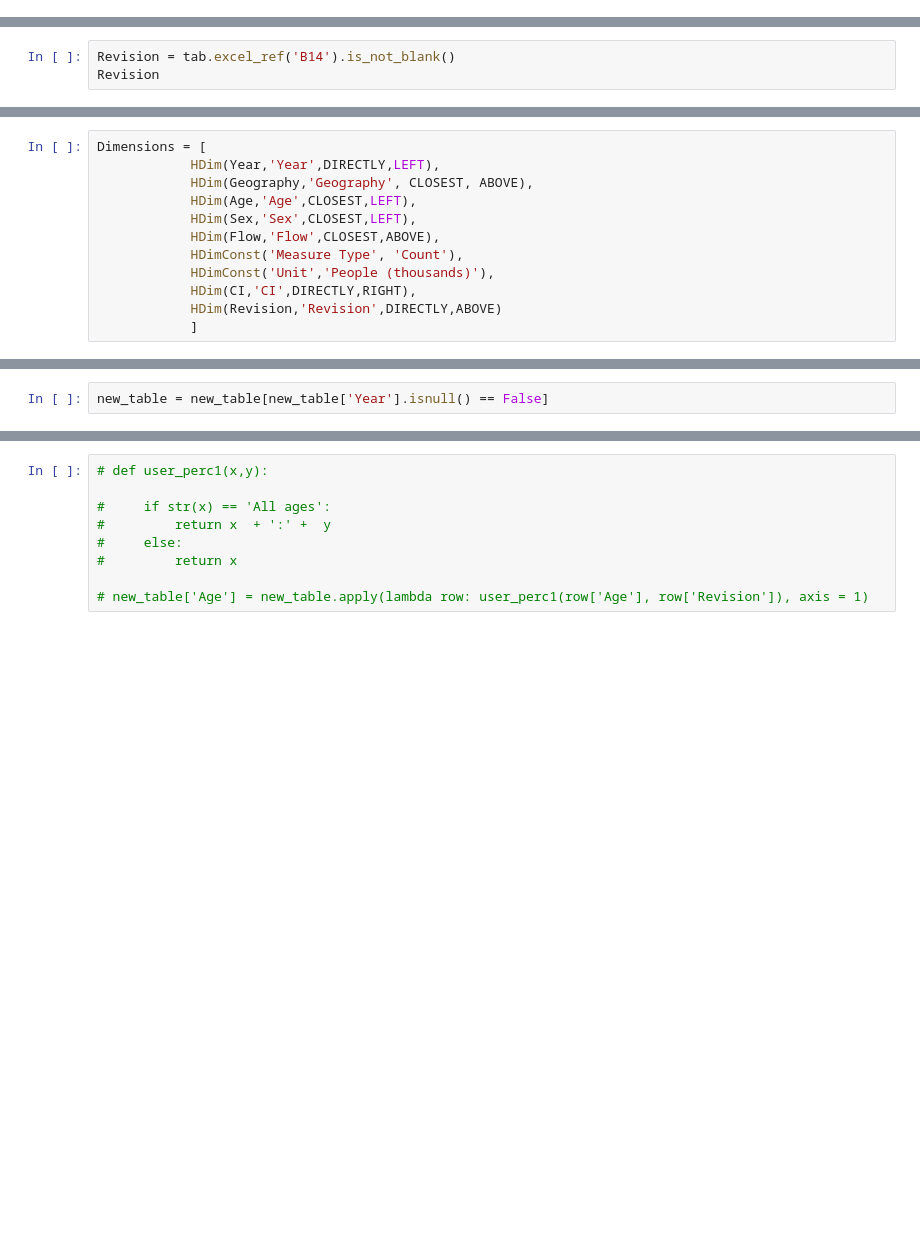
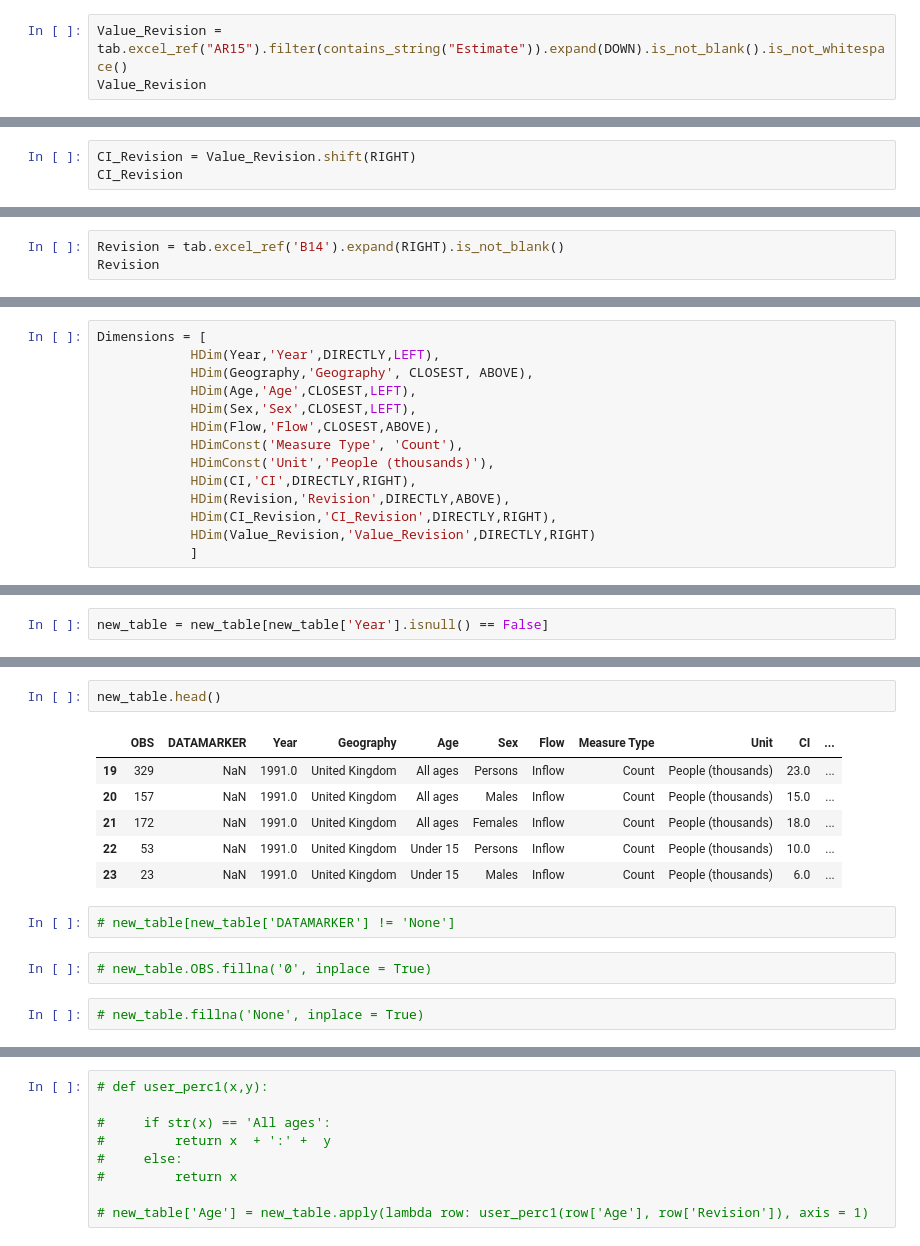
Before and after one commit to GSS-Cogs/ONS-LTIM-Age-and-Sex, a Jupyter notebook: Long-term international migration 2.07 Age and Sex.ipynb, the cells around one changed output, grey strips where cells are left out. Cells and saved outputs as stored; diff of their text form; blank space fills up the shorter version.

Commit message:
Revisions

```diff
--- a/Long-term international migration 2.07 Age and Sex.ipynb
+++ b/Long-term international migration 2.07 Age and Sex.ipynb
@@ -43,0 +44,3 @@ CI
+# %%
+Value_Revision = tab.excel_ref("AR15").filter(contains_string("Estimate")).expand(DOWN).is_not_blank().is_not_whitespace()
+Value_Revision
@@ -43,0 +49,3 @@ CI
+# %%
+CI_Revision = Value_Revision.shift(RIGHT)
+CI_Revision
@@ -54,4 +64,4 @@ Age
 # %%
-Revision = tab.excel_ref('B14').is_not_blank()
+Revision = tab.excel_ref('B14').expand(RIGHT).is_not_blank()
 Revision
 # %% [output]
@@ -86,7 +97,9 @@ Dimensions = [
             HDimConst('Measure Type', 'Count'),
             HDimConst('Unit','People (thousands)'),
             HDim(CI,'CI',DIRECTLY,RIGHT),
-            HDim(Revision,'Revision',DIRECTLY,ABOVE)
+            HDim(Revision,'Revision',DIRECTLY,ABOVE),
+            HDim(CI_Revision,'CI_Revision',DIRECTLY,RIGHT),
+            HDim(Value_Revision,'Value_Revision',DIRECTLY,RIGHT)
             ]
 # %%
 c1 = ConversionSegment(observations, Dimensions, processTIMEUNIT=True)
@@ -153,0 +191,15 @@ dtype: object
+# %%
+new_table.head()
+# %% [output]
+|  | OBS | DATAMARKER | Year | Geography | Age | Sex | Flow | Measure Type | Unit | CI | ... |
+| 19 | 329 | NaN | 1991.0 | United Kingdom | All ages | Persons | Inflow | Count | People (thousands) | 23.0 | ... |
+| 20 | 157 | NaN | 1991.0 | United Kingdom | All ages | Males | Inflow | Count | People (thousands) | 15.0 | ... |
+| 21 | 172 | NaN | 1991.0 | United Kingdom | All ages | Females | Inflow | Count | People (thousands) | 18.0 | ... |
+| 22 | 53 | NaN | 1991.0 | United Kingdom | Under 15 | Persons | Inflow | Count | People (thousands) | 10.0 | ... |
+| 23 | 23 | NaN | 1991.0 | United Kingdom | Under 15 | Males | Inflow | Count | People (thousands) | 6.0 | ... |
+# %%
+# new_table[new_table['DATAMARKER'] != 'None']
+# %%
+# new_table.OBS.fillna('0', inplace = True)
+# %%
+# new_table.fillna('None', inplace = True)
```
Also changed, not shown: parts of 58 cells of this notebook.
